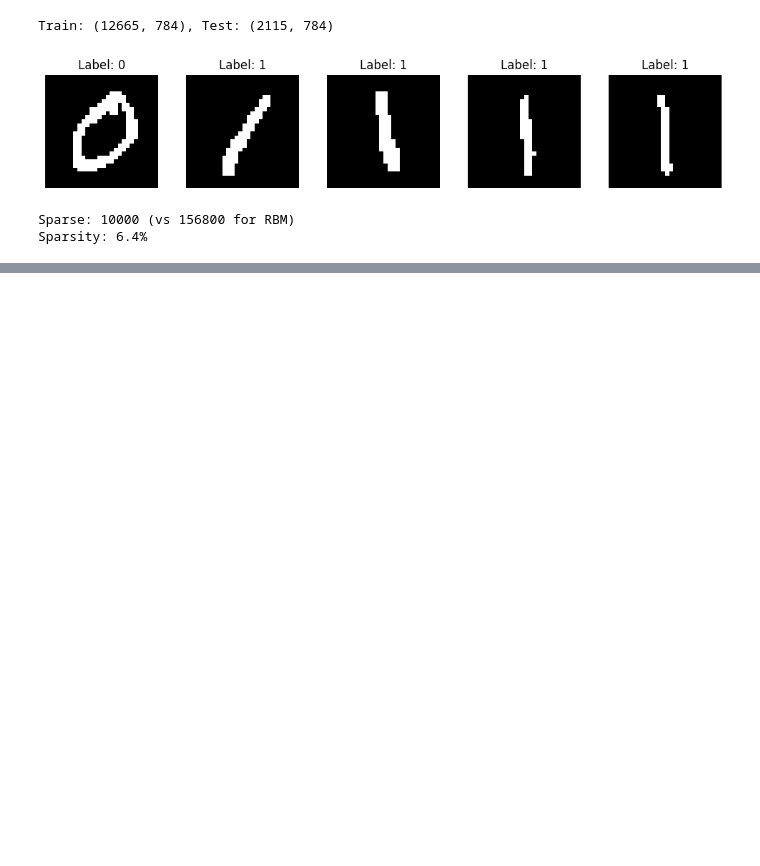
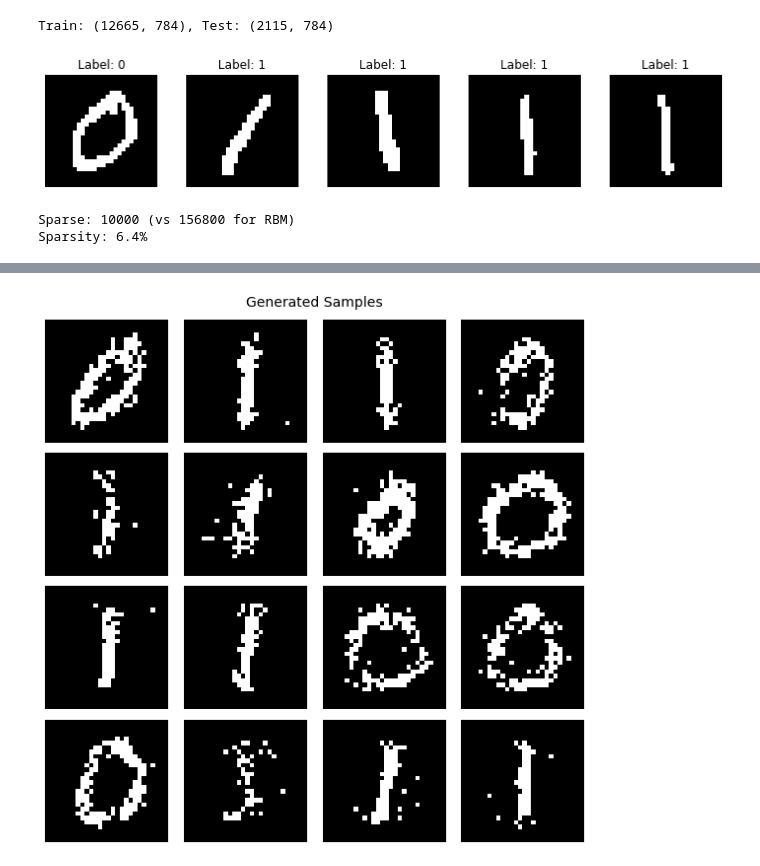
Before and after one commit to lockwo/isax, a Jupyter notebook: examples/05_ising_mnist.ipynb, the cells around one changed output, grey strips where cells are left out. Drawn from its saved outputs; the diff is of its cells as text; code cells hidden in the pictures; blank space fills up the shorter version.

```diff
--- a/examples/05_ising_mnist.ipynb
+++ b/examples/05_ising_mnist.ipynb
@@ -188,9 +190,9 @@ def cd_step(weights, biases, opt_state, optimizer, data_batch, key):
 
     return new_weights, new_biases, (opt_state_w, opt_state_b), loss
 # %%
-batch_size = 32
-n_epochs = 10
-learning_rate = 0.01
+batch_size = 64
+n_epochs = 12
+learning_rate = 0.005
 
 optimizer = optax.adam(learning_rate=learning_rate)
 opt_state = (optimizer.init(model.weights), optimizer.init(model.biases))
@@ -232,37 +239,6 @@ plt.show()
-# %%
-W_sparse = jnp.zeros((n_visible, n_hidden))
-
-edge_to_nodes = []
-for e in edges:
-    v_node, h_node = e.nodes
-    v_idx = visible_nodes.index(v_node)
-    h_idx = hidden_nodes.index(h_node)
-    edge_to_nodes.append((v_idx, h_idx))
-
-for edge_idx, (v_idx, h_idx) in enumerate(edge_to_nodes):
-    W_sparse = W_sparse.at[v_idx, h_idx].set(weights[edge_idx])
-
-n_show = 16
-n_cols = 4
-n_rows = n_show // n_cols
-
-fig, axes = plt.subplots(n_rows, n_cols, figsize=(8, 8))
-for i, ax in enumerate(axes.flat):
-    if i < n_hidden:
-        feature = W_sparse[:, i].reshape(28, 28)
-        vmax = jnp.max(jnp.abs(feature))
-        if vmax > 0:
-            ax.imshow(feature, cmap="RdBu_r", vmin=-vmax, vmax=vmax)
-        else:
-            ax.imshow(feature, cmap="RdBu_r")
-    ax.axis("off")
-
-plt.suptitle("Sparse Hidden Unit Receptive Fields", fontsize=14)
-plt.tight_layout()
-plt.show()
 # %%
 gen_sampling_args = SamplingArgs(
-    gibbs_steps=1000,
+    gibbs_steps=400,
     blocks_to_sample=[0, 1],
     data=params,
 )
@@ -287,19 +263,19 @@ def generate_sample(key):
     )
     return samples[0][-1]
 # %%
-# Generate multiple samples
 n_gen = 16
 key, subkey = jax.random.split(key)
 keys = jax.random.split(subkey, n_gen)
 generated_spins = generate_sample(keys)
 generated = spins_to_data(generated_spins)
 
-# Plot
 n_cols, n_rows = 4, 4
 fig, axes = plt.subplots(n_rows, n_cols, figsize=(8, 8))
 for i, ax in enumerate(axes.flat):
     ax.imshow(generated[i].reshape(28, 28), cmap="gray")
     ax.axis("off")
-plt.suptitle("Generated Samples (1000 Gibbs steps)", fontsize=14)
+plt.suptitle("Generated Samples", fontsize=14)
 plt.tight_layout()
 plt.show()
+# %% [output]
+[figure, added]
```
Also changed, not shown: parts of 8 cells of this notebook.
